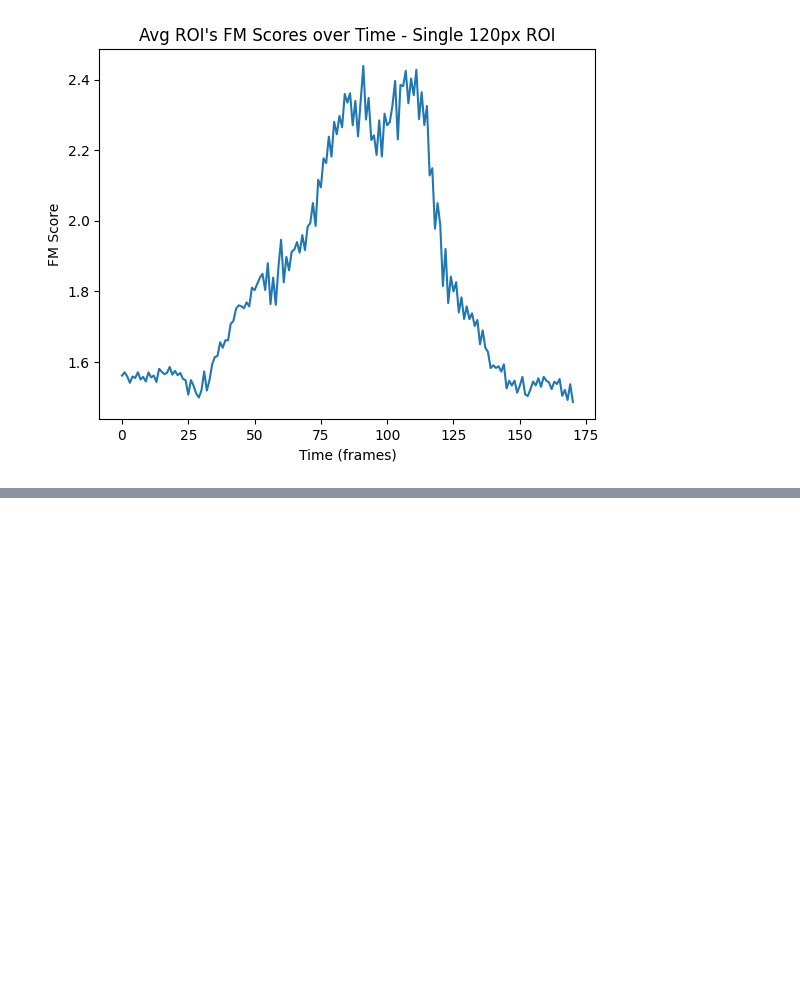
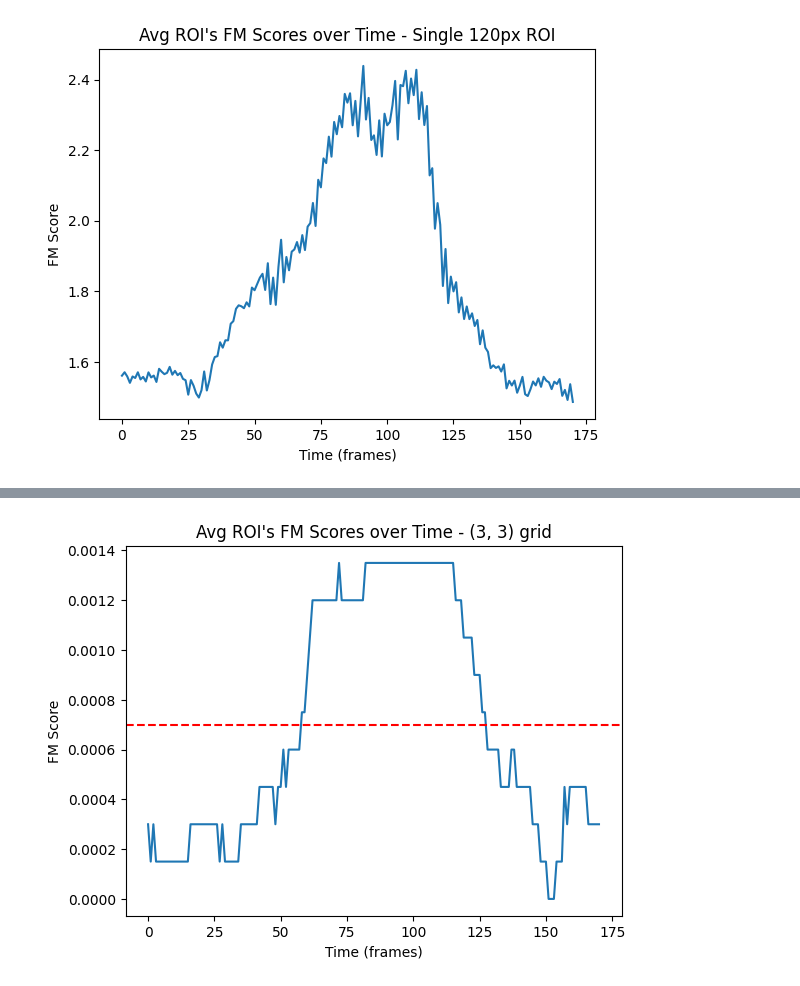
Before and after one commit to AgustindelaVega/vpc1, a Jupyter notebook: tp2/tp2.ipynb, the cells around one changed output, grey strips where cells are left out. Cells and saved outputs as stored; diff of their text form; code cells hidden in the pictures; blank space fills up the shorter version.

```diff
--- a/tp2/tp2.ipynb
+++ b/tp2/tp2.ipynb
@@ -172,0 +214,27 @@ score_grid((9,9), 20, 2.3, "./data/output_9x9_roi_video.mov")
+# %%
+from scipy.stats import norm
+
+def cpbd_score(frame):
+    gray_frame = cv2.cvtColor(frame, cv2.COLOR_BGR2GRAY)
+
+    sobel_x = cv2.Sobel(gray_frame, cv2.CV_64F, 1, 0, ksize=3)
+    sobel_y = cv2.Sobel(gray_frame, cv2.CV_64F, 0, 1, ksize=3)
+    gradient = np.sqrt(sobel_x**2 + sobel_y**2)
+
+    _, edges = cv2.threshold(gradient, 50, 255, cv2.THRESH_BINARY)
+    edges = edges.astype(np.uint8)
+
+    dist_transform = cv2.distanceTransform(cv2.bitwise_not(edges), cv2.DIST_L2, 3)
+    edge_points = gradient[edges > 0]
+    edge_widths_values = dist_transform[edges > 0]
+
+    if len(edge_points) == 0:
+        return 0.0
+
+    probs = norm.cdf(edge_widths_values, loc=1.5, scale=0.5)
+
+    return np.mean(probs)
+# %%
+score_grid((3,3), 30, 0.0007, "./out/output_3x3_cpbd_roi_video.mov", cpbd_score)
+# %% [output]
+[figure, added]
```
Also changed, not shown: parts of 11 cells of this notebook, 10 other files.
